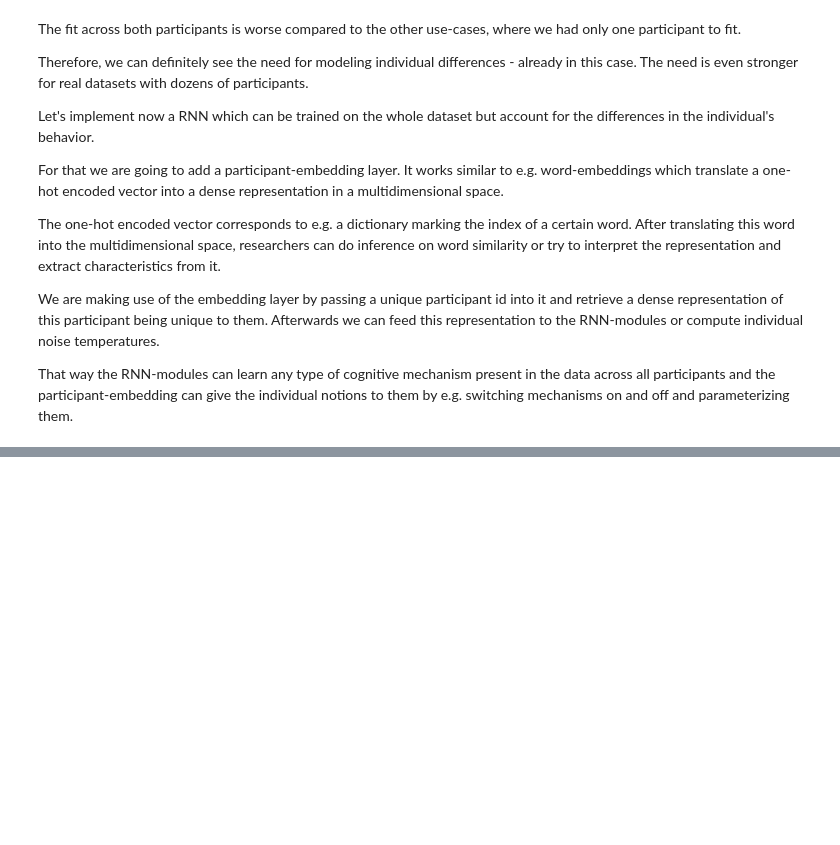
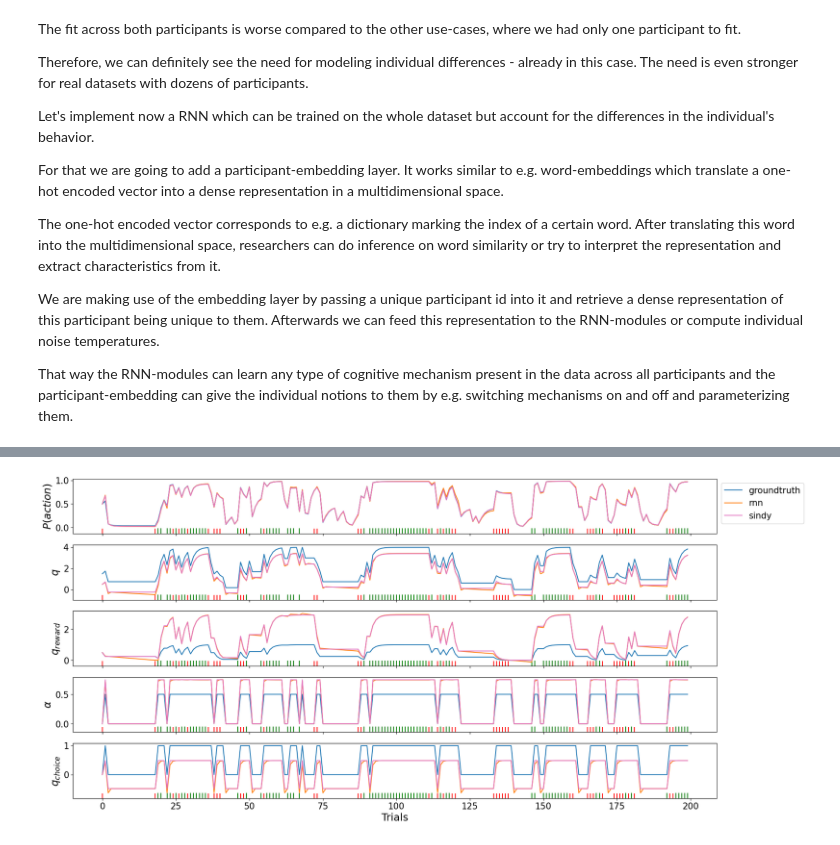
Before and after one commit to AlexanderDitz/Master_Learning_DecisionMaking, a Jupyter notebook: tutorials/tutorial_cdcd.ipynb, the cells around one changed output, grey strips where cells are left out. Saved outputs shown, nothing was run; the diff lists cells and outputs as text; code cells hidden in the pictures; blank space fills up the shorter version.

```diff
--- a/tutorials/tutorial_cdcd.ipynb
+++ b/tutorials/tutorial_cdcd.ipynb
@@ -930,8 +931,7 @@ class RLRNN(BaseRNN):
 
         # and now we are adding for each participant a scaling factor (inverse noise temperature).
         # but this time, we want to use the participant embedding as an input
-        self.betas = torch.nn.ParameterDict()
-        # self.betas['x_value_reward'] = torch.nn.ParameterList([torch.tensor(1.) for _ in range(n_participants)])
+        self.betas = torch.nn.ModuleDict()
         self.betas['x_value_reward'] = torch.nn.Sequential(torch.nn.Linear(self.embedding_size, 1), torch.nn.ReLU())
 
         # and here we specify the general architecture
@@ -1054,0 +1266,32 @@ fig, axs = plot_session(agents, dataset_2.xs[0])
+# %%
+model_rnn = RLRNN(n_actions=n_actions, n_participants=1, list_signals=list_rnn_modules+list_control_parameters)
+optimizer_rnn = torch.optim.Adam(model_rnn.parameters(), lr=5e-3)
+
+model_rnn, _, _ = fit_model(
+    model=model_rnn,
+    optimizer=optimizer_rnn,
+    dataset_train=dataset,
+    epochs=256,
+    n_steps=16,
+    scheduler=False,
+    convergence_threshold=1e-19,
+)
+
+# set up RNN-agent
+agent_rnn = AgentNetwork(model_rnn=model_rnn, n_actions=n_actions)
+
+# setup the SINDy-agent
+agent_sindy = fit_model_sindy(
+    rnn_modules=list_rnn_modules,
+    control_parameters=list_control_parameters,
+    agent=agent_rnn,
+    data=environment,
+    n_sessions=1,
+    n_trials=1024,
+    polynomial_degree=2,
+    library_setup=library_setup,
+    filter_setup=filter_setup,
+    optimizer_threshold=0.05,
+    optimizer_alpha=0.1,
+    verbose=True,
+)
@@ -1054,0 +1333,6 @@ fig, axs = plot_session(agents, dataset_2.xs[0])
+# %%
+# Let's see how well the dynamics were fitted
+agents = {'groundtruth': agent, 'rnn': agent_rnn, 'sindy': agent_sindy}
+fig, axs = plot_session(agents, dataset.xs[0])
+# %% [output]
+[figure, added]
```
Also changed, not shown: parts of 17 cells of this notebook, 1 other file.
